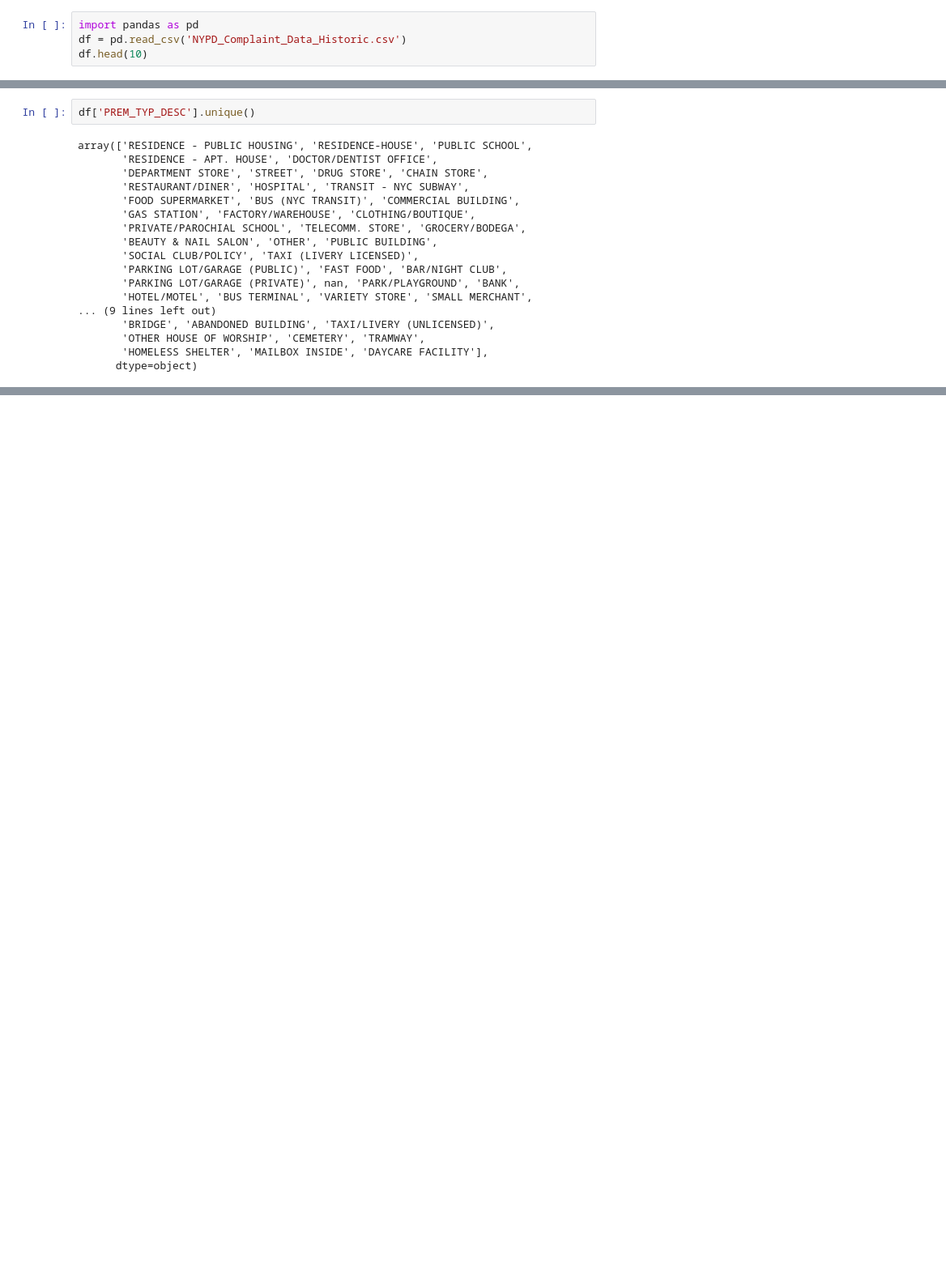
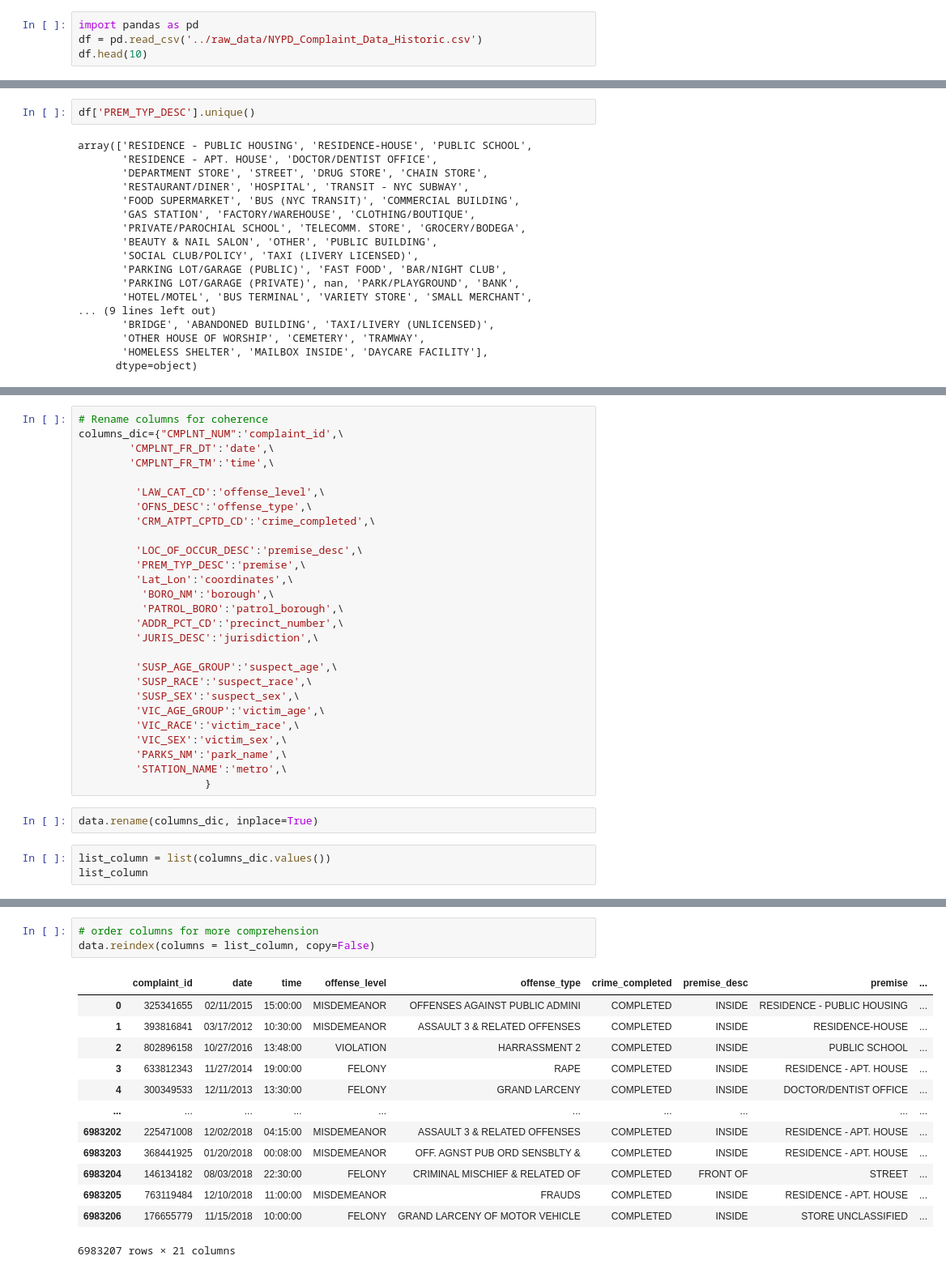
Before and after one commit to candiesforlife/minority_report, a Jupyter notebook: notebooks/Minority report.ipynb, the cells around one changed output, grey strips where cells are left out. Shown at 81% size. Drawn from its saved outputs; the diff is of its cells as text; blank space fills up the shorter version.

```diff
--- a/notebooks/Minority report.ipynb
+++ b/notebooks/Minority report.ipynb
@@ -1,6 +1,6 @@
 # %%
 import pandas as pd
-df = pd.read_csv('NYPD_Complaint_Data_Historic.csv')
+df = pd.read_csv('../raw_data/NYPD_Complaint_Data_Historic.csv')
 df.head(10)
 # %% [output]
 |  | CMPLNT_NUM | CMPLNT_FR_DT | CMPLNT_FR_TM | CMPLNT_TO_DT | CMPLNT_TO_TM | ADDR_PCT_CD | RPT_DT | KY_CD | ... |
@@ -177 +344,33 @@ Index(['Age Group', 'Borough', '1950', '1950 - Boro share of NYC total',
       dtype='object')
+# %%
+# Rename columns for coherence
+columns_dic={"CMPLNT_NUM":'complaint_id',\
+        'CMPLNT_FR_DT':'date',\
+        'CMPLNT_FR_TM':'time',\
+
+         'LAW_CAT_CD':'offense_level',\
+         'OFNS_DESC':'offense_type',\
+         'CRM_ATPT_CPTD_CD':'crime_completed',\
+
+         'LOC_OF_OCCUR_DESC':'premise_desc',\
+         'PREM_TYP_DESC':'premise',\
+         'Lat_Lon':'coordinates',\
+          'BORO_NM':'borough',\
+          'PATROL_BORO':'patrol_borough',\
+         'ADDR_PCT_CD':'precinct_number',\
+         'JURIS_DESC':'jurisdiction',\
+
+         'SUSP_AGE_GROUP':'suspect_age',\
+         'SUSP_RACE':'suspect_race',\
+         'SUSP_SEX':'suspect_sex',\
+         'VIC_AGE_GROUP':'victim_age',\
+         'VIC_RACE':'victim_race',\
+         'VIC_SEX':'victim_sex',\
+         'PARKS_NM':'park_name',\
+         'STATION_NAME':'metro',\
+                    }
+# %%
+data.rename(columns_dic, inplace=True)
+# %%
+list_column = list(columns_dic.values())
+list_column
@@ -177,0 +395,17 @@ Index(['Age Group', 'Borough', '1950', '1950 - Boro share of NYC total',
+# %%
+# order columns for more comprehension
+data.reindex(columns = list_column, copy=False)
+# %% [output]
+|  | complaint_id | date | time | offense_level | offense_type | crime_completed | premise_desc | premise | ... |
+| 0 | 325341655 | 02/11/2015 | 15:00:00 | MISDEMEANOR | OFFENSES AGAINST PUBLIC ADMINI | COMPLETED | INSIDE | RESIDENCE - PUBLIC HOUSING | ... |
+| 1 | 393816841 | 03/17/2012 | 10:30:00 | MISDEMEANOR | ASSAULT 3 & RELATED OFFENSES | COMPLETED | INSIDE | RESIDENCE-HOUSE | ... |
+| 2 | 802896158 | 10/27/2016 | 13:48:00 | VIOLATION | HARRASSMENT 2 | COMPLETED | INSIDE | PUBLIC SCHOOL | ... |
+| 3 | 633812343 | 11/27/2014 | 19:00:00 | FELONY | RAPE | COMPLETED | INSIDE | RESIDENCE - APT. HOUSE | ... |
+| 4 | 300349533 | 12/11/2013 | 13:30:00 | FELONY | GRAND LARCENY | COMPLETED | INSIDE | DOCTOR/DENTIST OFFICE | ... |
+| ... | ... | ... | ... | ... | ... | ... | ... | ... | ... |
+| 6983202 | 225471008 | 12/02/2018 | 04:15:00 | MISDEMEANOR | ASSAULT 3 & RELATED OFFENSES | COMPLETED | INSIDE | RESIDENCE - APT. HOUSE | ... |
+| 6983203 | 368441925 | 01/20/2018 | 00:08:00 | MISDEMEANOR | OFF. AGNST PUB ORD SENSBLTY & | COMPLETED | INSIDE | RESIDENCE - APT. HOUSE | ... |
+| 6983204 | 146134182 | 08/03/2018 | 22:30:00 | FELONY | CRIMINAL MISCHIEF & RELATED OF | COMPLETED | FRONT OF | STREET | ... |
+| 6983205 | 763119484 | 12/10/2018 | 11:00:00 | MISDEMEANOR | FRAUDS | COMPLETED | INSIDE | RESIDENCE - APT. HOUSE | ... |
+| 6983206 | 176655779 | 11/15/2018 | 10:00:00 | FELONY | GRAND LARCENY OF MOTOR VEHICLE | COMPLETED | INSIDE | STORE UNCLASSIFIED | ... |
+6983207 rows × 21 columns
```
Also changed, not shown: parts of 23 cells of this notebook.
